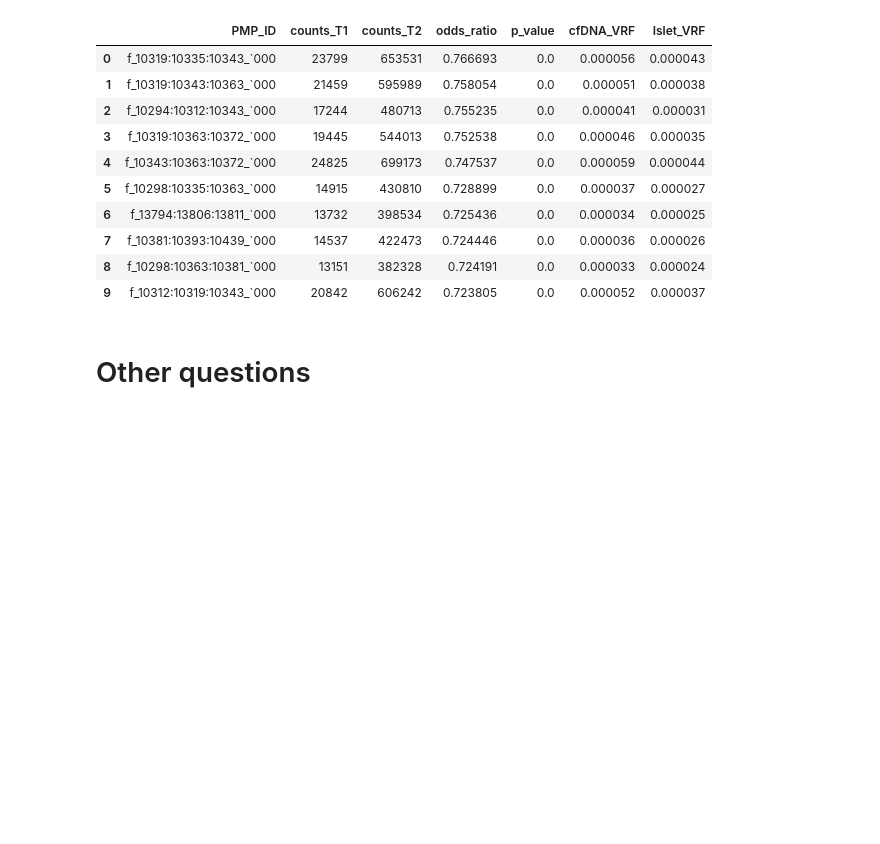
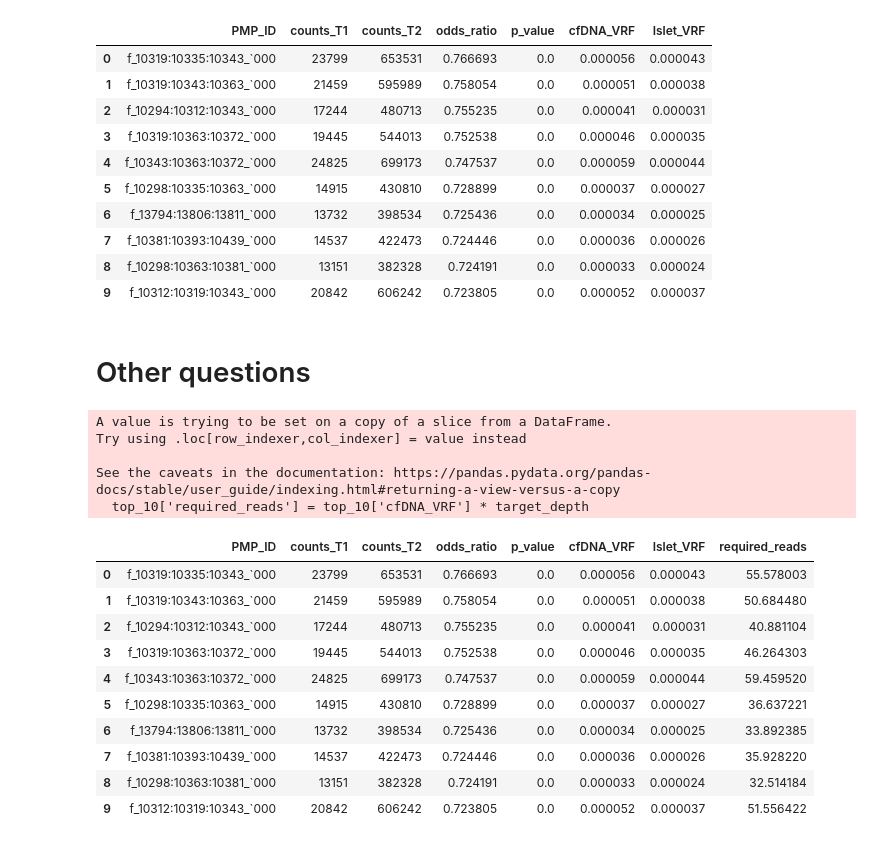
Before and after one commit to drashtishah/test, a Jupyter notebook: data_analysis.ipynb, the cells around one changed output. Saved outputs shown, nothing was run; the diff lists cells and outputs as text; code cells hidden in the pictures; blank space fills up the shorter version.

```diff
--- a/data_analysis.ipynb
+++ b/data_analysis.ipynb
@@ -318,3 +320,38 @@ df_final.head(10)
 # Other questions
 # %%
 # How does sequencing depth affect specificity confidence?
+# Higher depth provides more reads and improves accuracy of coverage estimates
+# It decreases p_value/increases statistical significance
+# It also helps reduce false positives and negatives
+
+# For the top 10 PMPs, estimate the threshold of reads required to confidently call Tissue #2
+# at a sequencing depth of 1 million reads
+
+# Since VRF = reads for PMP/total reads, we can use VRF to answer the question above
+pval_threshold = 0.05
+target_depth = 1_000_000
+num_tests = top_10.shape[0]
+bonferroni_threshold = pval_threshold/num_tests
+
+# The top 10 PMPs are significant even after p_value is adjusted using bonferroni correction
+# The actual T2 counts are much higher than required_reads
+# So this strengthens the argument that these PMPs are highly enriched in cfDNA samples
+top_10['required_reads'] = top_10['cfDNA_VRF'] * target_depth
+top_10
+# %% [output]
+A value is trying to be set on a copy of a slice from a DataFrame.
+Try using .loc[row_indexer,col_indexer] = value instead
+
+See the caveats in the documentation: https://pandas.pydata.org/pandas-docs/stable/user_guide/indexing.html#returning-a-view-versus-a-copy
+  top_10['required_reads'] = top_10['cfDNA_VRF'] * target_depth
+|  | PMP_ID | counts_T1 | counts_T2 | odds_ratio | p_value | cfDNA_VRF | Islet_VRF | required_reads |
+| 0 | f_10319:10335:10343_`000 | 23799 | 653531 | 0.766693 | 0.0 | 0.000056 | 0.000043 | 55.578003 |
+| 1 | f_10319:10343:10363_`000 | 21459 | 595989 | 0.758054 | 0.0 | 0.000051 | 0.000038 | 50.684480 |
+| 2 | f_10294:10312:10343_`000 | 17244 | 480713 | 0.755235 | 0.0 | 0.000041 | 0.000031 | 40.881104 |
+| 3 | f_10319:10363:10372_`000 | 19445 | 544013 | 0.752538 | 0.0 | 0.000046 | 0.000035 | 46.264303 |
+| 4 | f_10343:10363:10372_`000 | 24825 | 699173 | 0.747537 | 0.0 | 0.000059 | 0.000044 | 59.459520 |
+| 5 | f_10298:10335:10363_`000 | 14915 | 430810 | 0.728899 | 0.0 | 0.000037 | 0.000027 | 36.637221 |
+| 6 | f_13794:13806:13811_`000 | 13732 | 398534 | 0.725436 | 0.0 | 0.000034 | 0.000025 | 33.892385 |
+| 7 | f_10381:10393:10439_`000 | 14537 | 422473 | 0.724446 | 0.0 | 0.000036 | 0.000026 | 35.928220 |
+| 8 | f_10298:10363:10381_`000 | 13151 | 382328 | 0.724191 | 0.0 | 0.000033 | 0.000024 | 32.514184 |
+| 9 | f_10312:10319:10343_`000 | 20842 | 606242 | 0.723805 | 0.0 | 0.000052 | 0.000037 | 51.556422 |
```
Also changed, not shown: parts of 13 cells of this notebook, 1 other file.
